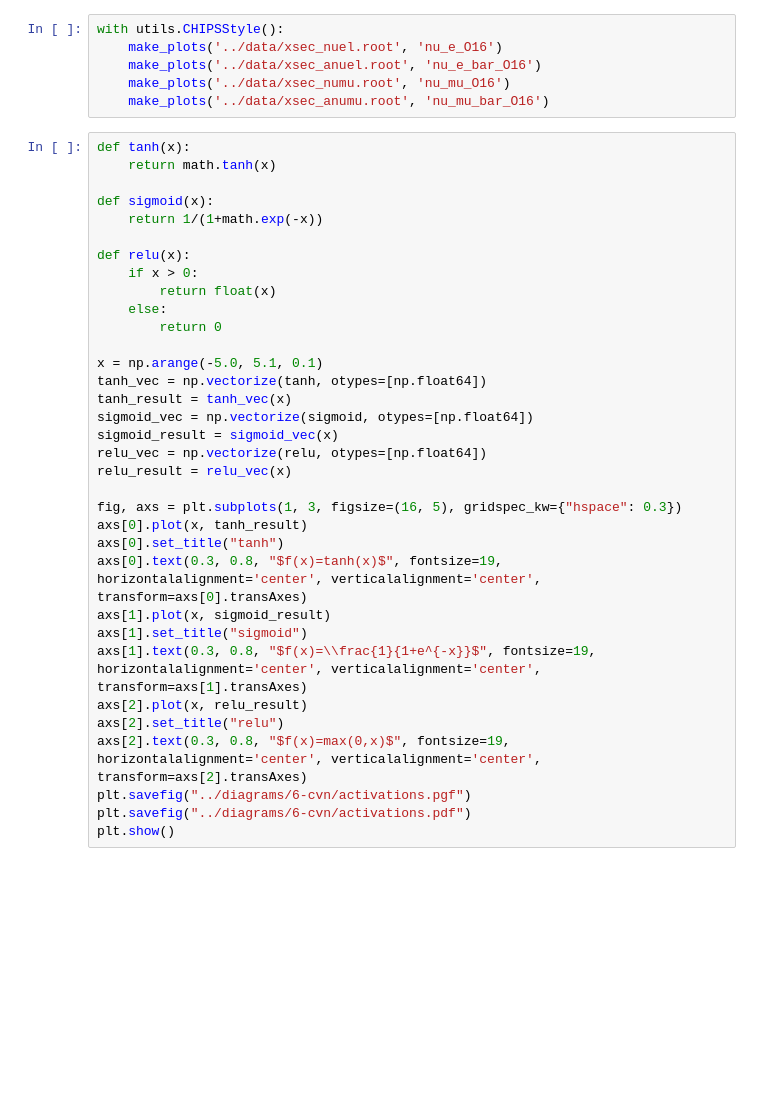
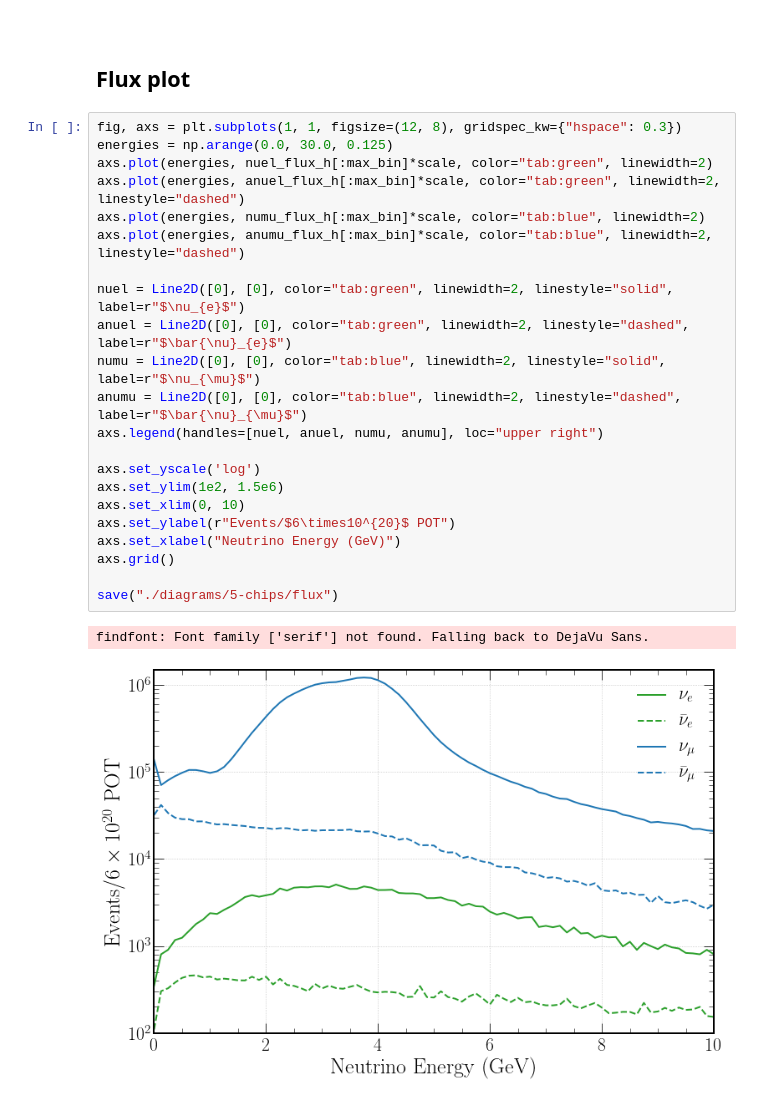
Before and after one commit to joshtingey/phd-thesis, a Jupyter notebook: plots.ipynb, the cells around one changed output. Cells and saved outputs as stored; diff of their text form; blank space fills up the shorter version.

Commit message:
updated thesis repo generated plots in plotting notebook

```diff
--- a/plots.ipynb
+++ b/plots.ipynb
@@ -281,40 +186,29 @@ def make_plots(in_file, out_name):
-# %%
-with utils.CHIPSStyle():
-    make_plots('../data/xsec_nuel.root', 'nu_e_O16')
-    make_plots('../data/xsec_anuel.root', 'nu_e_bar_O16')
-    make_plots('../data/xsec_numu.root', 'nu_mu_O16')
-    make_plots('../data/xsec_anumu.root', 'nu_mu_bar_O16')
-# %%
-def tanh(x):
-    return math.tanh(x)
-
-def sigmoid(x):
-    return 1/(1+math.exp(-x))
-
-def relu(x):
-    if x > 0:
-        return float(x)
-    else:
-        return 0
-
-x = np.arange(-5.0, 5.1, 0.1)
-tanh_vec = np.vectorize(tanh, otypes=[np.float64])
-tanh_result = tanh_vec(x)
-sigmoid_vec = np.vectorize(sigmoid, otypes=[np.float64])
-sigmoid_result = sigmoid_vec(x)
-relu_vec = np.vectorize(relu, otypes=[np.float64])
-relu_result = relu_vec(x)
-
-fig, axs = plt.subplots(1, 3, figsize=(16, 5), gridspec_kw={"hspace": 0.3})
-axs[0].plot(x, tanh_result)
-axs[0].set_title("tanh")
-axs[0].text(0.3, 0.8, "$f(x)=tanh(x)$", fontsize=19, horizontalalignment='center', verticalalignment='center', transform=axs[0].transAxes)
-axs[1].plot(x, sigmoid_result)
-axs[1].set_title("sigmoid")
-axs[1].text(0.3, 0.8, "$f(x)=\\frac{1}{1+e^{-x}}$", fontsize=19, horizontalalignment='center', verticalalignment='center', transform=axs[1].transAxes)
-axs[2].plot(x, relu_result)
-axs[2].set_title("relu")
-axs[2].text(0.3, 0.8, "$f(x)=max(0,x)$", fontsize=19, horizontalalignment='center', verticalalignment='center', transform=axs[2].transAxes)
-plt.savefig("../diagrams/6-cvn/activations.pgf")
-plt.savefig("../diagrams/6-cvn/activations.pdf")
-plt.show()
+# %% [markdown]
+<a id='flux_plot'></a>
+# %% [markdown]
+## Flux plot
+# %%
+fig, axs = plt.subplots(1, 1, figsize=(12, 8), gridspec_kw={"hspace": 0.3})
+energies = np.arange(0.0, 30.0, 0.125)
+axs.plot(energies, nuel_flux_h[:max_bin]*scale, color="tab:green", linewidth=2)
+axs.plot(energies, anuel_flux_h[:max_bin]*scale, color="tab:green", linewidth=2, linestyle="dashed")
+axs.plot(energies, numu_flux_h[:max_bin]*scale, color="tab:blue", linewidth=2)
+axs.plot(energies, anumu_flux_h[:max_bin]*scale, color="tab:blue", linewidth=2, linestyle="dashed")
+
+nuel = Line2D([0], [0], color="tab:green", linewidth=2, linestyle="solid", label=r"$\nu_{e}$")
+anuel = Line2D([0], [0], color="tab:green", linewidth=2, linestyle="dashed", label=r"$\bar{\nu}_{e}$")
+numu = Line2D([0], [0], color="tab:blue", linewidth=2, linestyle="solid", label=r"$\nu_{\mu}$")
+anumu = Line2D([0], [0], color="tab:blue", linewidth=2, linestyle="dashed", label=r"$\bar{\nu}_{\mu}$")
+axs.legend(handles=[nuel, anuel, numu, anumu], loc="upper right")
+
+axs.set_yscale('log')
+axs.set_ylim(1e2, 1.5e6)
+axs.set_xlim(0, 10)
+axs.set_ylabel(r"Events/$6\times10^{20}$ POT")
+axs.set_xlabel("Neutrino Energy (GeV)")
+axs.grid()
+
+save("./diagrams/5-chips/flux")
+# %% [output]
+findfont: Font family ['serif'] not found. Falling back to DejaVu Sans.
+[figure, added]
```
Also changed, not shown: parts of 32 cells of this notebook, 15 other files.
